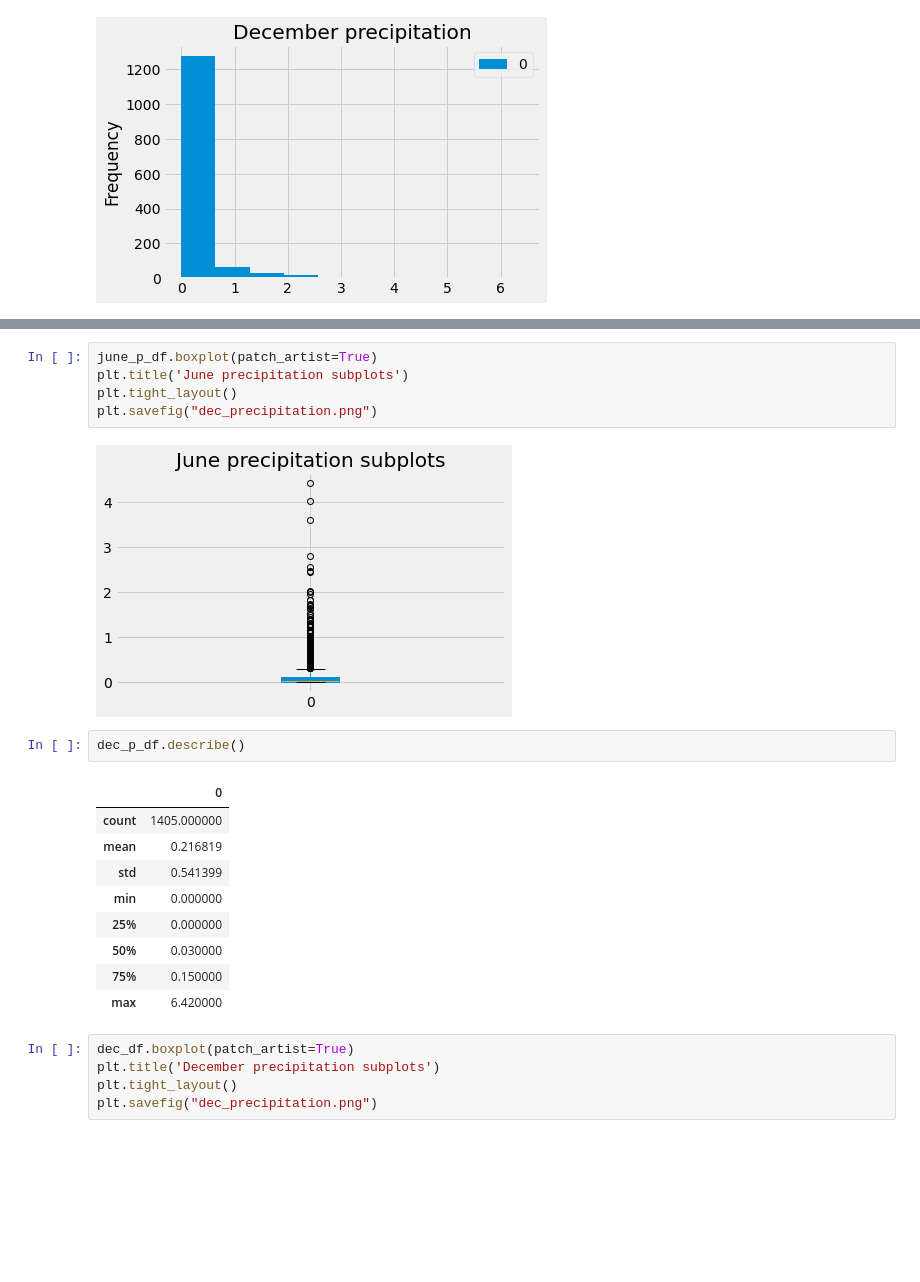
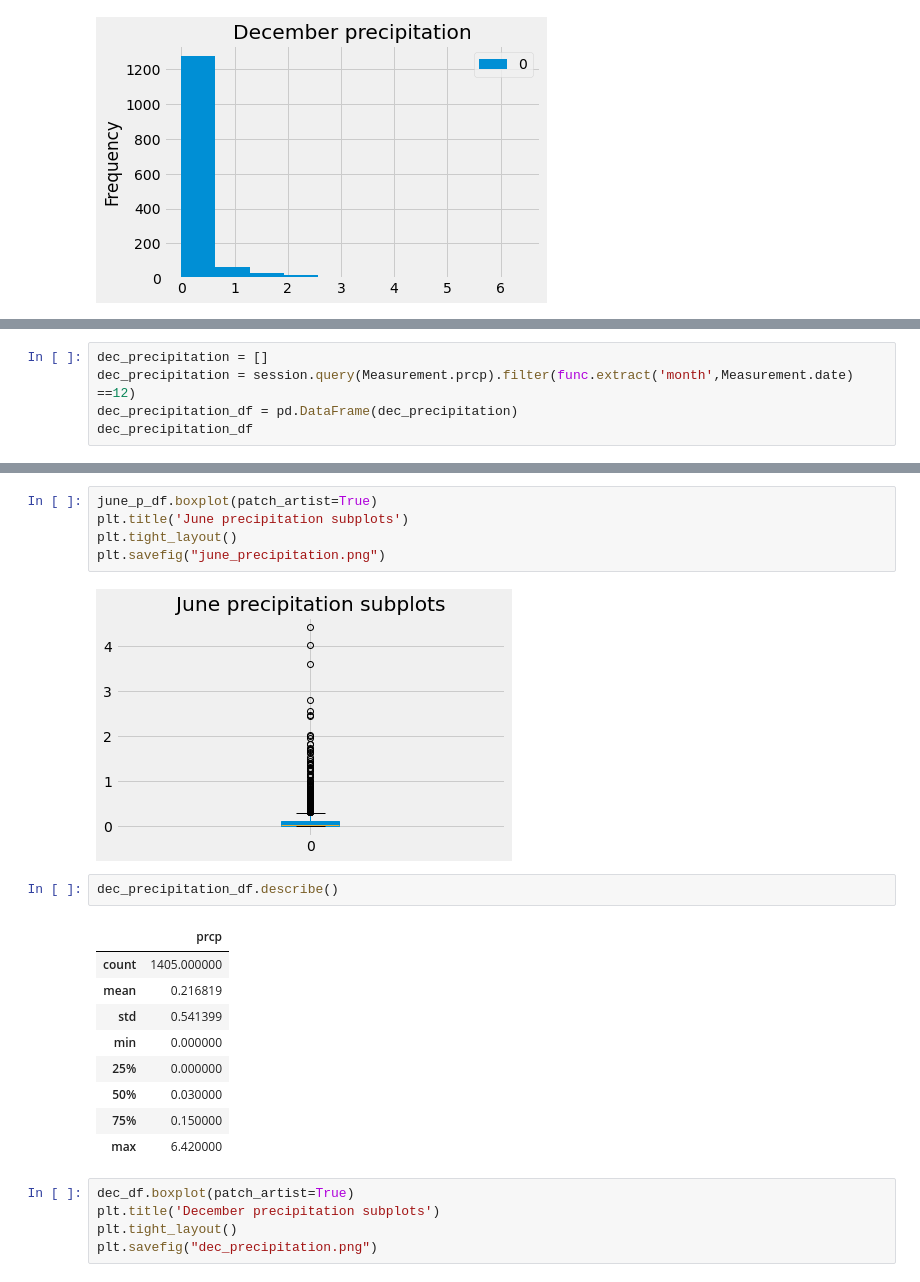
Before and after one commit to shimengya/surfs_up, a Jupyter notebook: SurfsUp_Challenge.ipynb, the cells around one changed output, grey strips where cells are left out. Saved outputs shown, nothing was run; the diff lists cells and outputs as text; blank space fills up the shorter version.

```diff
--- a/SurfsUp_Challenge.ipynb
+++ b/SurfsUp_Challenge.ipynb
@@ -242,0 +262,5 @@ plt.tight_layout
+# %%
+dec_precipitation = []
+dec_precipitation = session.query(Measurement.prcp).filter(func.extract('month',Measurement.date) ==12)
+dec_precipitation_df = pd.DataFrame(dec_precipitation)
+dec_precipitation_df
@@ -256,13 +294,13 @@ june_p_df.describe()
 june_p_df.boxplot(patch_artist=True)
 plt.title('June precipitation subplots')
 plt.tight_layout()
-plt.savefig("dec_precipitation.png")
+plt.savefig("june_precipitation.png")
 # %% [output]
 [figure]
 # %%
-dec_p_df.describe()
+dec_precipitation_df.describe()
 # %% [output]
-|  | 0 |
+|  | prcp |
 | count | 1405.000000 |
 | mean | 0.216819 |
 | std | 0.541399 |
```
Also changed, not shown: parts of 3 cells of this notebook, 1 other file.
